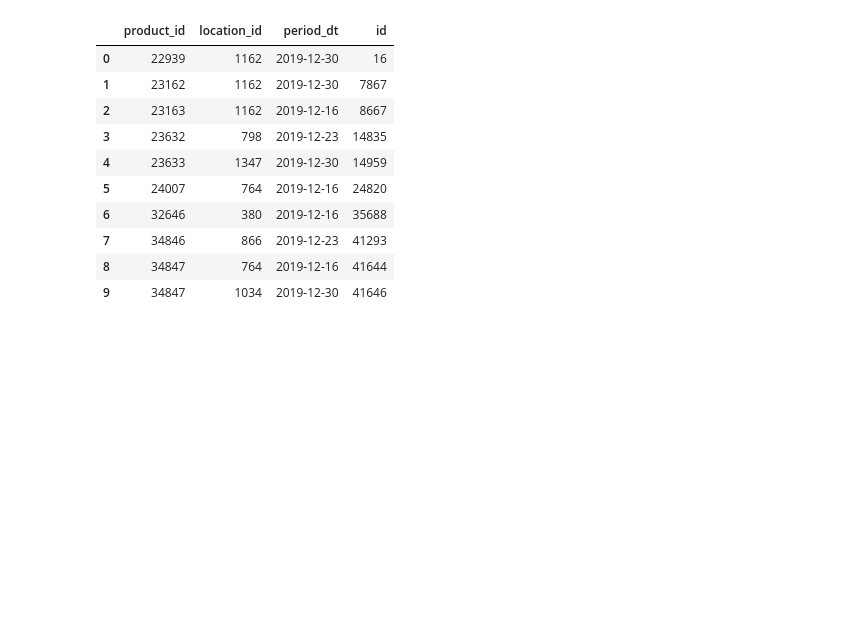
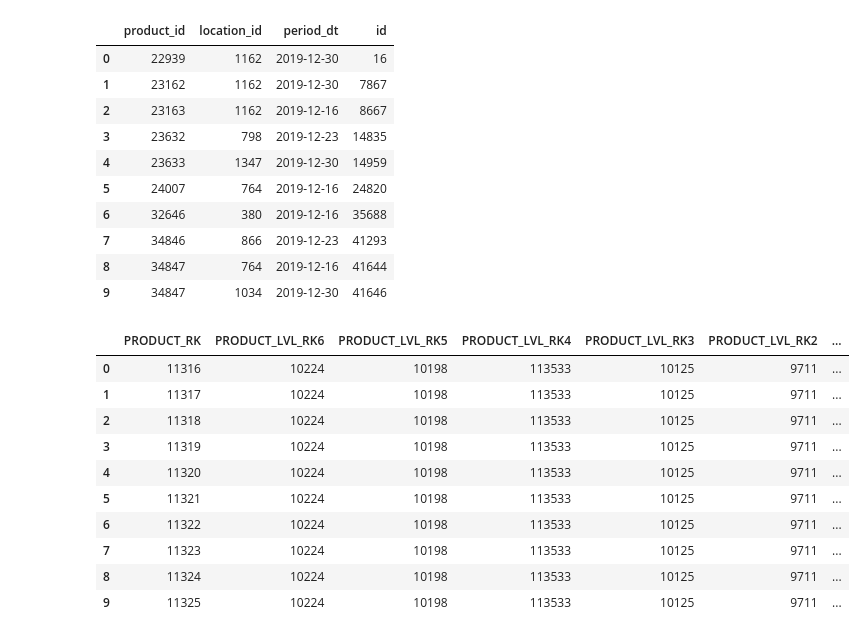
Before and after one commit to tane-superior/retail-demand-forecast, a Jupyter notebook: proj.ipynb, the cells around one changed output. Cells and saved outputs as stored; diff of their text form; code cells hidden in the pictures; blank space fills up the shorter version.

```diff
--- a/proj.ipynb
+++ b/proj.ipynb
@@ -42,3 +34,19 @@ test.head(10)
 | 7 | 34846 | 866 | 2019-12-23 | 41293 |
 | 8 | 34847 | 764 | 2019-12-16 | 41644 |
 | 9 | 34847 | 1034 | 2019-12-30 | 41646 |
+# %%
+product_df = pd.read_csv("hse-dab-naf-23/PRODUCT.csv", sep=';')
+
+product_df.head(10)
+# %% [output]
+|  | PRODUCT_RK | PRODUCT_LVL_RK6 | PRODUCT_LVL_RK5 | PRODUCT_LVL_RK4 | PRODUCT_LVL_RK3 | PRODUCT_LVL_RK2 | ... |
+| 0 | 11316 | 10224 | 10198 | 113533 | 10125 | 9711 | ... |
+| 1 | 11317 | 10224 | 10198 | 113533 | 10125 | 9711 | ... |
+| 2 | 11318 | 10224 | 10198 | 113533 | 10125 | 9711 | ... |
+| 3 | 11319 | 10224 | 10198 | 113533 | 10125 | 9711 | ... |
+| 4 | 11320 | 10224 | 10198 | 113533 | 10125 | 9711 | ... |
+| 5 | 11321 | 10224 | 10198 | 113533 | 10125 | 9711 | ... |
+| 6 | 11322 | 10224 | 10198 | 113533 | 10125 | 9711 | ... |
+| 7 | 11323 | 10224 | 10198 | 113533 | 10125 | 9711 | ... |
+| 8 | 11324 | 10224 | 10198 | 113533 | 10125 | 9711 | ... |
+| 9 | 11325 | 10224 | 10198 | 113533 | 10125 | 9711 | ... |
```
Also changed, not shown: parts of 3 cells of this notebook.
